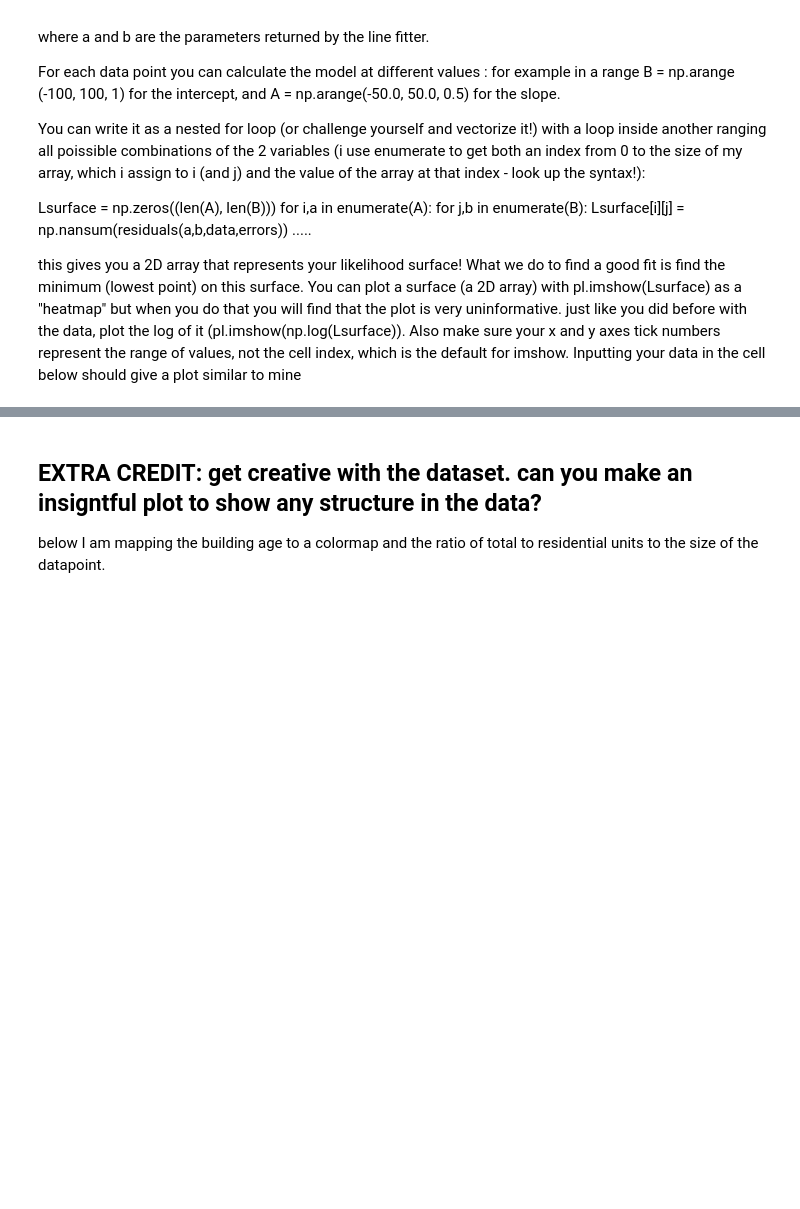
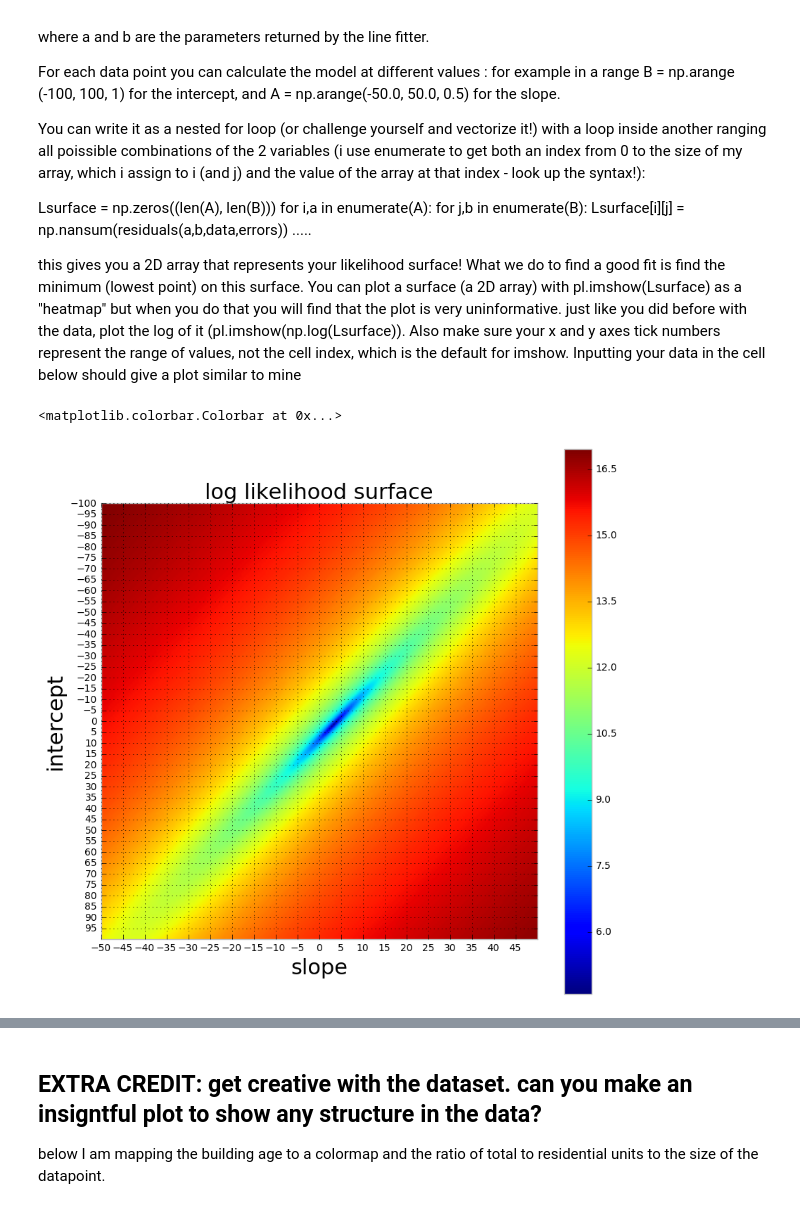
Before and after one commit to ace-gabriel/PUI2016_vys217, a Jupyter notebook: HW6_vys217/HW6_1_vys217.ipynb, the cells around one changed output, grey strips where cells are left out. Saved outputs shown, nothing was run; the diff lists cells and outputs as text; code cells hidden in the pictures; blank space fills up the shorter version.

```diff
--- a/HW6_vys217/HW6_1_vys217.ipynb
+++ b/HW6_vys217/HW6_1_vys217.ipynb
@@ -8,7 +8,7 @@ import json
 import getcsv
 from pandas.tools.plotting import scatter_matrix
 import matplotlib
-matplotlib.style.use('bmh')
+matplotlib.style.use('classic')
 import geopandas
 from sklearn import linear_model
 import statsmodels.api as sm
@@ -759,10 +785,30 @@ for i,a in enumerate(A):
 
 this gives you a 2D array that represents your likelihood surface! What we do to find a good fit is find the minimum (lowest point) on this surface.
 You can plot a surface (a 2D array) with pl.imshow(Lsurface) as a "heatmap" but when you do that you will find that the plot is very uninformative. just like you did before with the data, plot the log of it (pl.imshow(np.log(Lsurface)). Also make sure your x and y axes tick numbers represent the range of values, not the cell index, which is the default for imshow. Inputting your data in the cell below should give a plot similar to mine
+# %%
+A = np.arange(-50.0, 50.0, 0.5)
+B = np.arange (-100, 100, 1)
+
+Lsurface = np.zeros((len(A), len(B)))
+
+for i,a in enumerate(A):
+    for j,b in enumerate(B):
+         res = sum((((a*data.Units_total + b) - data.Total_energy)**2)/((np.sqrt(data.Total_energy))**2))
+#          Lsurface[i][j] = np.nansum(res)
+         Lsurface[i][j] = (res)
 # %%
 pl.figure(figsize=(10,10))
 pl.title ("log likelihood surface", fontsize = 22)
+#def residuals(a,b,)
+
+# Lsurface = np.zeros((len(A), len(B))) for i,a in enumerate(A): for j,b in enumerate(B): Lsurface[i][j] = np.nansum(residuals(a,b,data,errors))
+
 pl.imshow(np.log(Lsurface), extent = [-50,50,100,-100], aspect=0.5)
+pl.xticks(np.arange(-50.0, 50.0, 5))
+pl.yticks(np.arange(-100.0, 100.0, 5))
 pl.xlabel('slope', fontsize = 22)
 pl.ylabel('intercept', fontsize = 22)
 pl.colorbar()
+# %% [output]
+<matplotlib.colorbar.Colorbar at 0x...>
+[figure, added]
```
Also changed, not shown: parts of 47 cells of this notebook, 2 other files.
